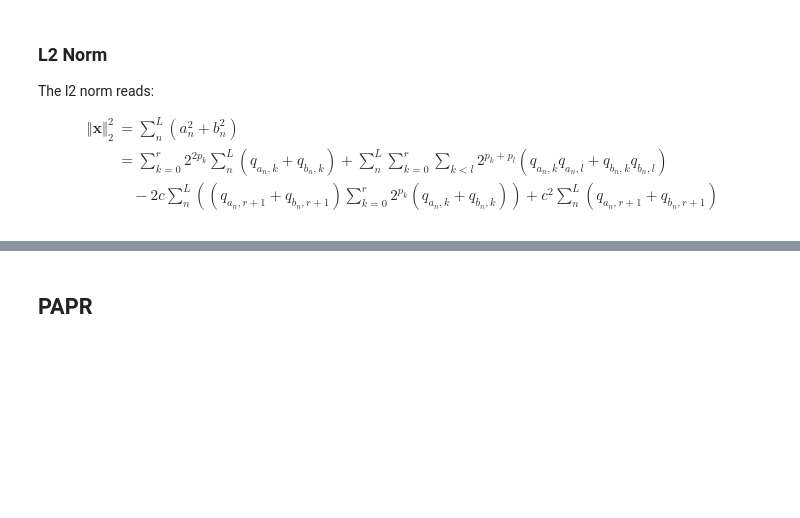
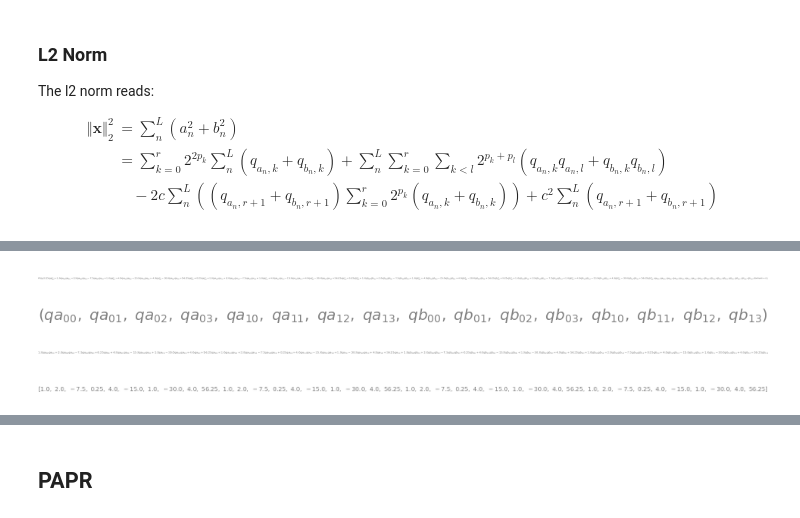
Before and after one commit to DBern97/Dwave-RAN-algs, a Jupyter notebook: ocean_trial_runs.ipynb, the cells around one changed output, grey strips where cells are left out. Saved outputs shown, nothing was run; the diff lists cells and outputs as text; code cells hidden in the pictures; blank space fills up the shorter version.

```diff
--- a/ocean_trial_runs.ipynb
+++ b/ocean_trial_runs.ipynb
@@ -376,0 +495,3 @@ Qmat = Get_L2_QUBO_Coeff(x_qubits)
+# %%
+l2norm = L2_Sym(x)
+sp.expand(l2norm)
@@ -376,0 +500,23 @@ Qmat = Get_L2_QUBO_Coeff(x_qubits)
+# %%
+expandednorm = sp.expand(l2norm)[0]
+expandednorm = sp.Poly(expandednorm)
+expandednorm
+# %% [output]
+[figure, added]
+# %%
+variables = expandednorm.args[1:]
+variables
+# %% [output]
+[figure, added]
+# %%
+variables = np.array(list(variables))
+for q in variables:
+    expandednorm = expandednorm.subs(q**2,q)
+expandednorm
+# %% [output]
+[figure, added]
+# %%
+expandednorm= sp.Poly(expandednorm)
+expandednorm.coeffs()
+# %% [output]
+[figure, added]
```
Also changed, not shown: parts of 20 cells of this notebook.
